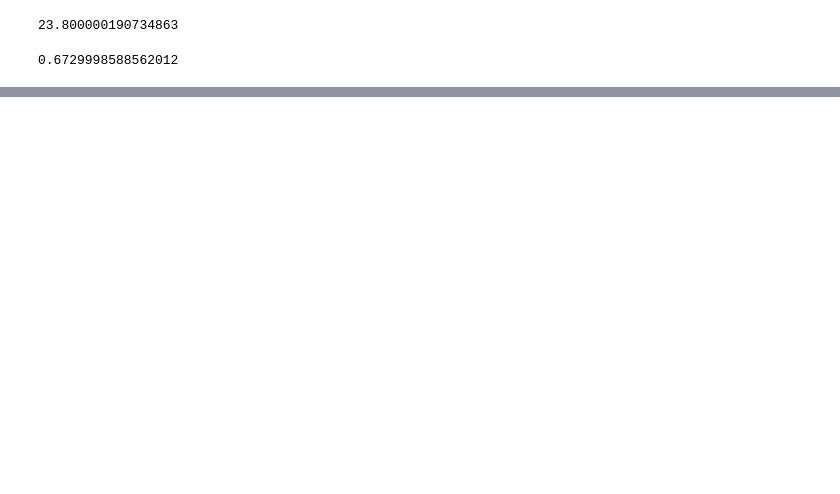
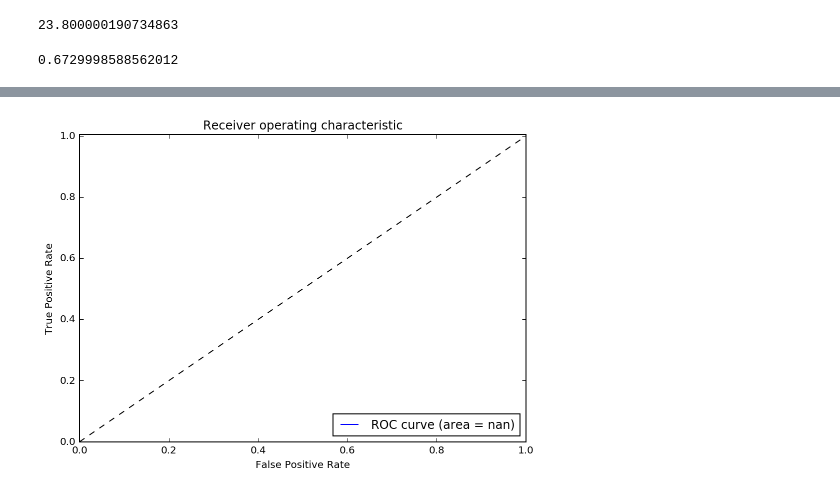
Before and after one commit to martymcwizard/CS512_link_predictor, a Jupyter notebook: ClassificationModels.ipynb, the cells around one changed output, grey strips where cells are left out. Drawn from its saved outputs; the diff is of its cells as text; code cells hidden in the pictures; blank space fills up the shorter version.

```diff
--- a/ClassificationModels.ipynb
+++ b/ClassificationModels.ipynb
@@ -130,0 +169,8 @@ end-start
+# %%
+y_score = rbestClf.predict_proba(X_test)[:,1]
+
+# ROC
+rfpr, rtpr, _ = roc_curve(y_test, y_score)
+plotRoC(rfpr, rtpr)
+# %% [output]
+[figure, added]
```
Also changed, not shown: parts of 5 cells of this notebook.
